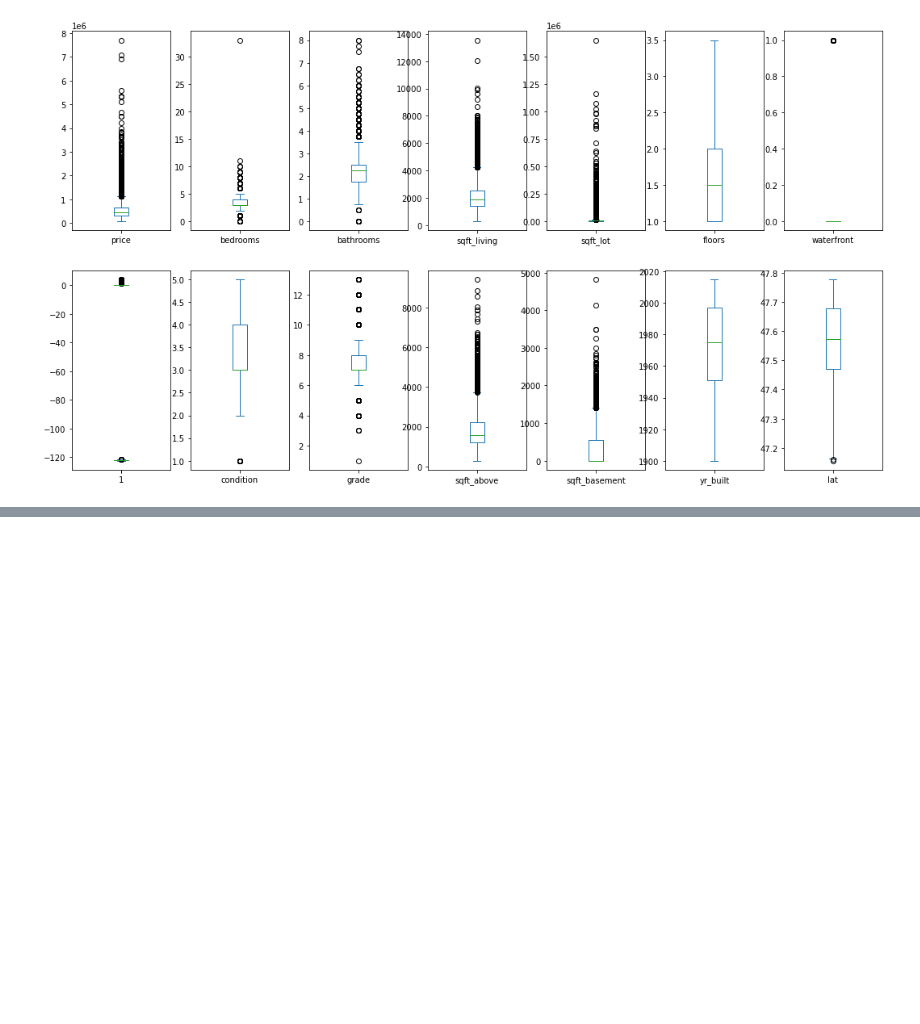
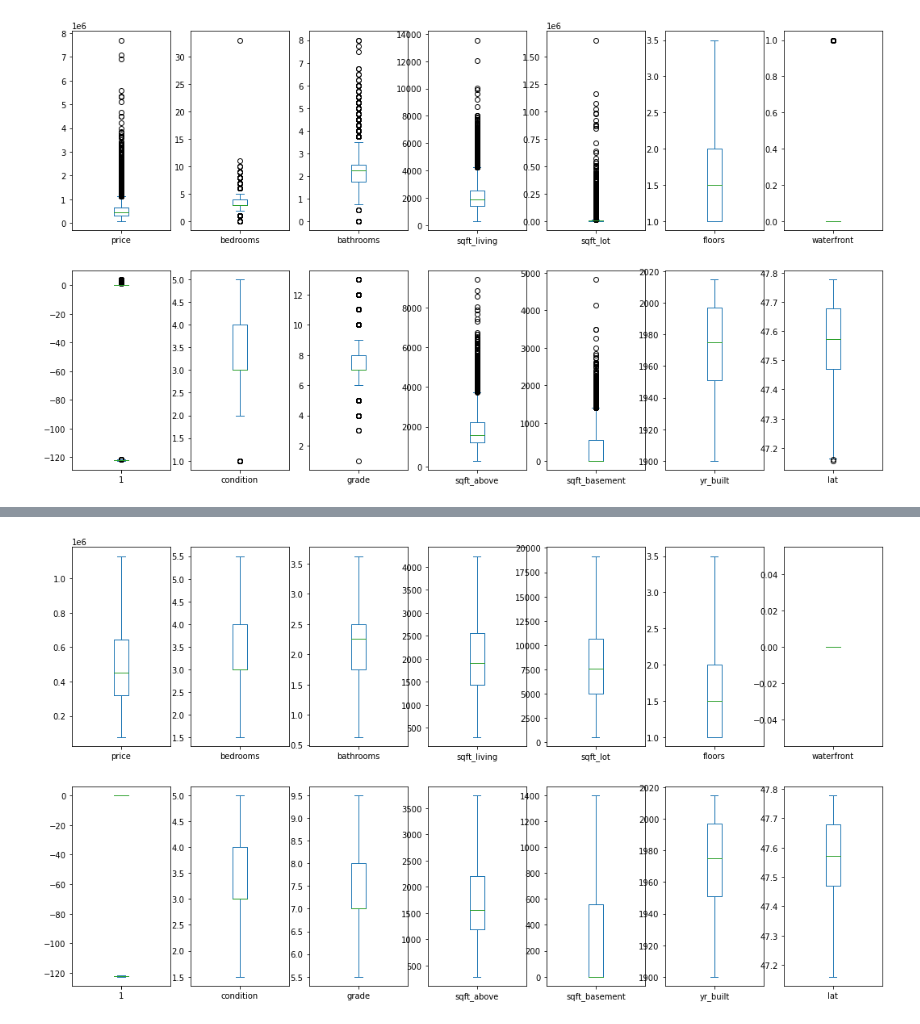
Before and after one commit to VelampalepuRohitAnjaniKumar/Machine-Learning-, a Jupyter notebook: Practise/pra1.ipynb, the cells around one changed output, grey strips where cells are left out. Saved outputs shown, nothing was run; the diff lists cells and outputs as text; code cells hidden in the pictures; blank space fills up the shorter version.

```diff
--- a/Practise/pra1.ipynb
+++ b/Practise/pra1.ipynb
@@ -55,3 +55,19 @@ for c,i in enumerate(data.columns):
         pass
 # %% [output]
 [figure]
+# %%
+for i in['price','bedrooms','bathrooms',
+         'sqft_living','sqft_lot','waterfront',
+         'long','condition','grade',
+         'sqft_above','sqft_basement','lat','view']:
+    Q1 = np.percentile(data[i],25)
+    Q3 = np.percentile(data[i],75)
+
+    IQR = Q3 - Q1
+
+    Upper = Q3 + 1.5*IQR
+    Lower = Q1 - 1.5*IQR
+
+    d= data[i]
+    data[i][data[i]>=Upper] = Upper
+    data[i][data[i]<=Lower] = Lower
@@ -57,0 +83,15 @@ for c,i in enumerate(data.columns):
+# %%
+size = data.shape[1]//2
+
+fig,ax = plt.subplots(2,size,figsize=(18,10))
+
+for c,i in enumerate(data.columns):
+    try:
+        if c >= size:
+            data[i].plot(kind='box',ax=ax[1,c%size])
+        elif c<= size:
+            data[i].plot(kind='box',ax=ax[0,c])
+    except Exception as e:
+        pass
+# %% [output]
+[figure, added]
```
Also changed, not shown: parts of 11 cells of this notebook.
